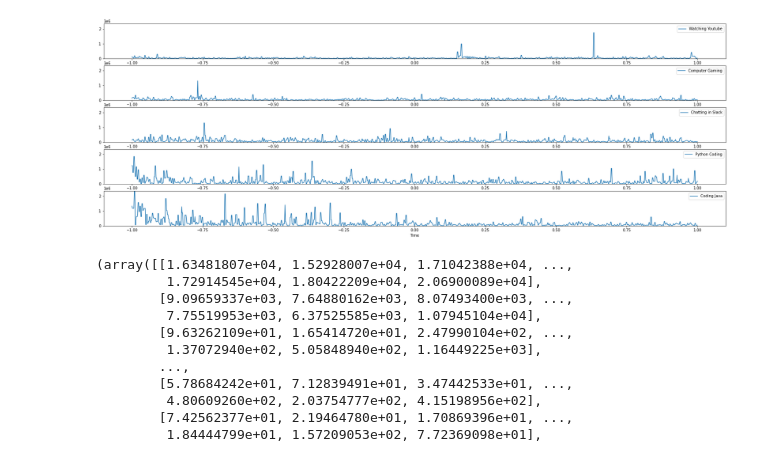
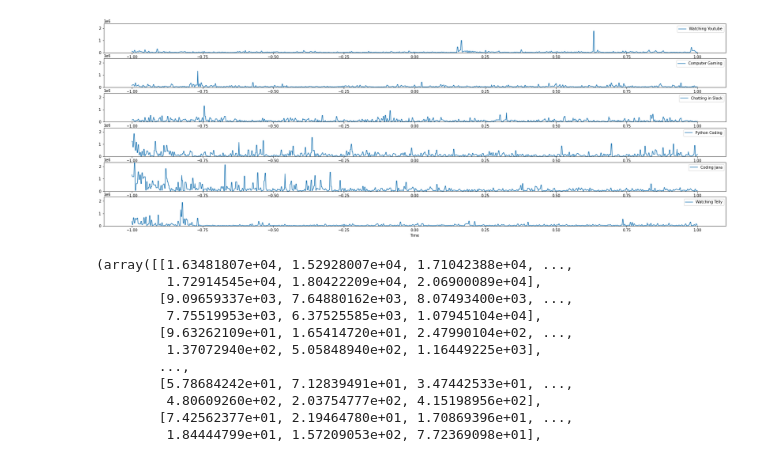
Before and after one commit to crystoll/projectillithid, a Jupyter notebook: mindreader/ProjectIllithid.ipynb, the cells around one changed output. Cells and saved outputs as stored; diff of their text form; code cells hidden in the pictures.

Commit message:
Added recording on telly watching and added data path in notebook. Note that git does not contain the recordings

```diff
--- a/mindreader/ProjectIllithid.ipynb
+++ b/mindreader/ProjectIllithid.ipynb
@@ -35,6 +35,10 @@ import numpy as np
 from matplotlib.pyplot import figure
 
 data_paths = [
+    {
+        'name': 'Watching Telly',
+        'path': 'arto_watching_tv_2020-06-02T10:51:09.dat'
+    },
     {
         'name': 'Watching Youtube',
         'path': 'arto_watching_youtube_3_2020-04-07T09:04:04.dat'
@@ -96,34 +100,34 @@ fig, ax = plt.subplots(figsize=(30,10),ncols=1,nrows=number_of_entries)
 #ax = plt.gca()
 
 # Harmonize range so values are comparable
 
 
 
 max_y_value = 0
 df = []
 
 # Meditation, Attention, delta, theta, low-alpha, high-alpha, low-beta, high-beta, low-gamma, mid-gamma
 brainwave_type='theta'
 for idx, entry in enumerate(data_paths):
     df.append(read_and_fix_data(entry['path']))
     series_max = df[idx][brainwave_type].max()
     if series_max > max_y_value:
         max_y_value = series_max
     plot_df(df[idx], ax[idx], brainwave_type, entry['name'])
 
 #Harmonize scale so we can easier compare charts
 #max_y_value = 100000
 for i in range(0,number_of_entries):
     ax[i].set_ylim([0,max_y_value])
 
 # Take a picture, it will last longer!
 #fig.savefig('ThetaComparison.png',format="png")
 
 plt.show()
 
 #plt.close()
 # %% [output]
-[figure, old version]
+[figure, new version]
 # %%
 #fig, (ax1, ax2) = plt.subplots(1,2,figsize=(12,4))
 #xfmt = md.DateFormatter('%M:%S')
```
Also changed, not shown: parts of 1 cell of this notebook.
